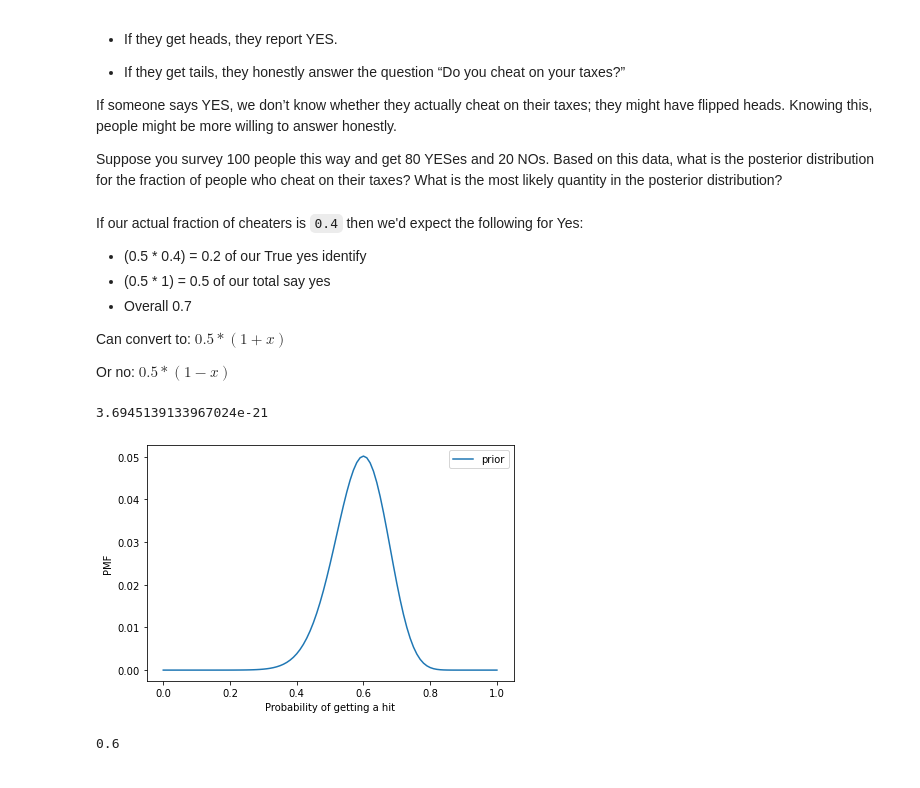
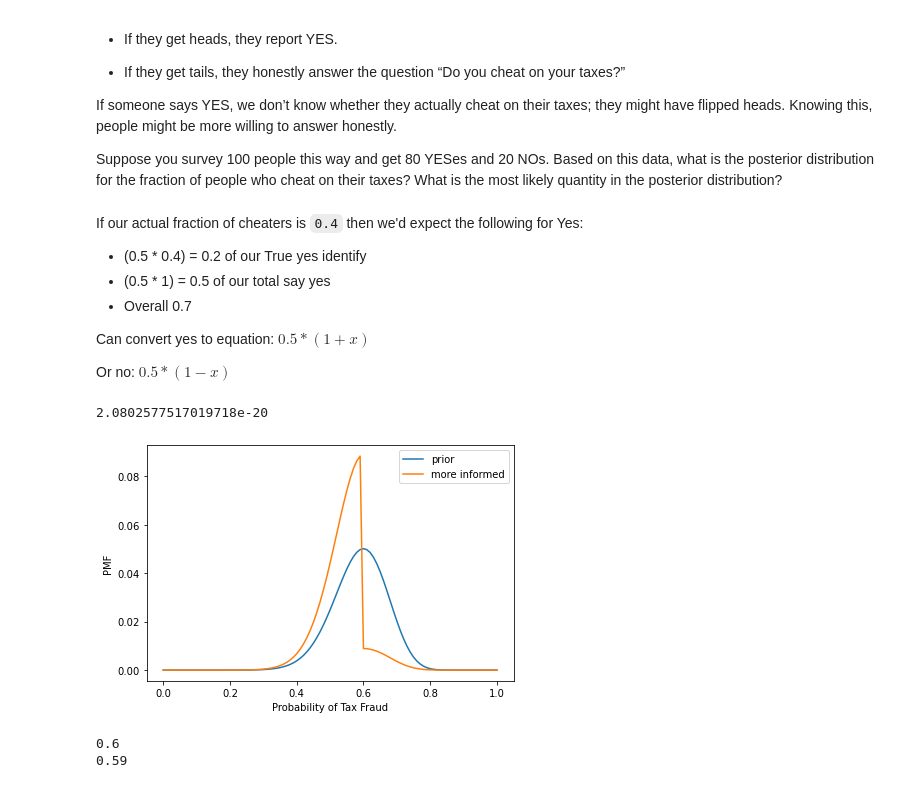
Before and after one commit to dwanneruchi/think_bayes_notes, a Jupyter notebook: exercises/ch04.ipynb, the cells around one changed output. Drawn from its saved outputs; the diff is of its cells as text; code cells hidden in the pictures.

```diff
--- a/exercises/ch04.ipynb
+++ b/exercises/ch04.ipynb
@@ -61,14 +64,23 @@ decorate(xlabel='Probability of getting a hit',
+# %%
+# let's also build a uniform prior given the 200 - 330 info:
+hypos2 = np.linspace(0.2, 0.330, 101)
+prior2 = Pmf(1, hypos2)
 # %%
-# update:
+# update with our actual data:
 dataset = 'YYY'
 post = prior.copy()
+post2 = prior2.copy()
 
 for data in dataset:
     post *= lk[data]
+    post2 *= lk[data]
 
 post.normalize()
+post2.normalize()
 
+prior.plot(label='prior')
 post.plot(label='post')
+post2.plot(label='post2')
 decorate(xlabel='Probability of getting a hit',
          ylabel='PMF');
 # %% [output]
@@ -97,9 +115,14 @@ If someone says YES, we don’t know whether they actually cheat on their taxes;
 
 Suppose you survey 100 people this way and get 80 YESes and 20 NOs. Based on this data, what is the posterior distribution for the fraction of people who cheat on their taxes? What is the most likely quantity in the posterior distribution?
 # %%
-# we just assume any distribution of tax fraud is likely
+# we just assume any distribution of tax fraud is likely given no better starting point
 hypos = np.linspace(0, 1, 101)
 prior = Pmf(1, hypos)
+
+# Let's asssume we think tax fraud is around 20-60% so we more heavily weight these "x" values
+hypos2 = np.ones(101)
+hypos2[20:60] = 10
+prior2 = Pmf(hypos2, hypos)
 # %% [markdown]
 If our actual fraction of cheaters is `0.4` then we'd expect the following for Yes:
 
@@ -107,7 +130,7 @@ If our actual fraction of cheaters is `0.4` then we'd expect the following for Y
 - (0.5 * 1) = 0.5 of our total say yes
 - Overall 0.7
 
-Can convert to: $0.5 * (1 + x)$
+Can convert yes to equation: $0.5 * (1 + x)$
 
 Or no: $0.5 * (1 - x)$
 # %%
@@ -121,17 +144,22 @@ dataset = 'Y' * 80 + 'N' * 20
 # update:
 for data in dataset:
     prior *= lk[data]
+    prior2 *= lk[data]
 
 prior.normalize()
+prior2.normalize()
 # %% [output]
-3.6945139133967024e-21
+2.0802577517019718e-20
 # %%
 prior.plot(label='prior')
-decorate(xlabel='Probability of getting a hit',
+prior2.plot(label='more informed')
+decorate(xlabel='Probability of Tax Fraud',
          ylabel='PMF');
 # %% [output]
-[figure, old version]
+[figure, new version]
-# %%
-prior.max_prob()
-# %% [output]
-0.6
+# %%
+print(prior.max_prob())
+print(prior2.max_prob())
+# %% [output]
+0.6
+0.59
```
Also changed, not shown: parts of 15 cells of this notebook.
